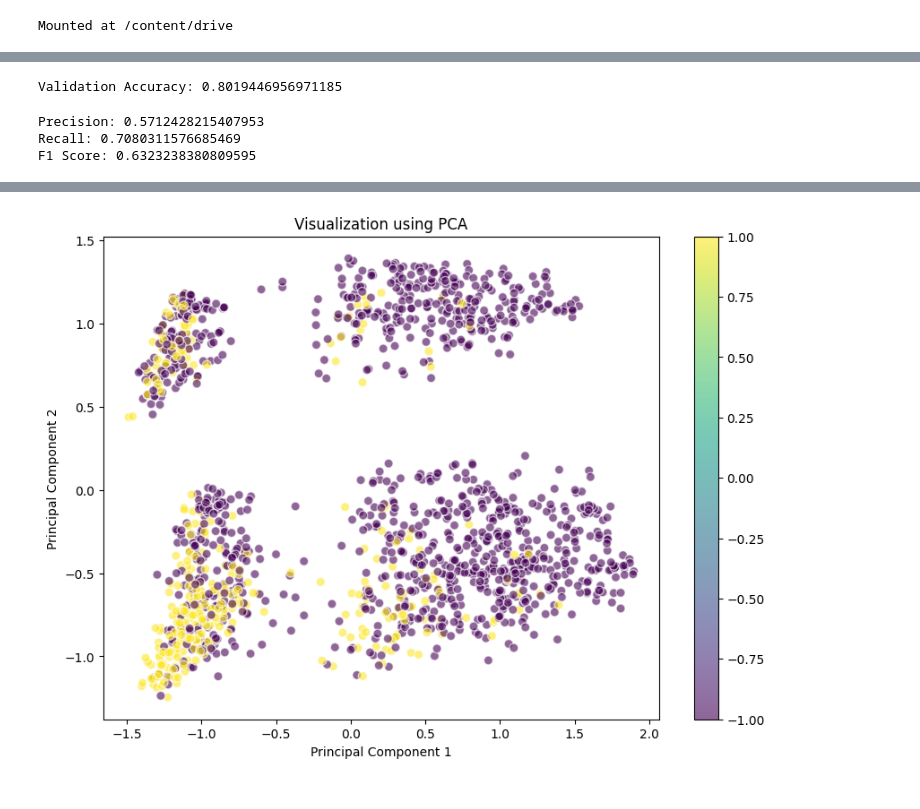
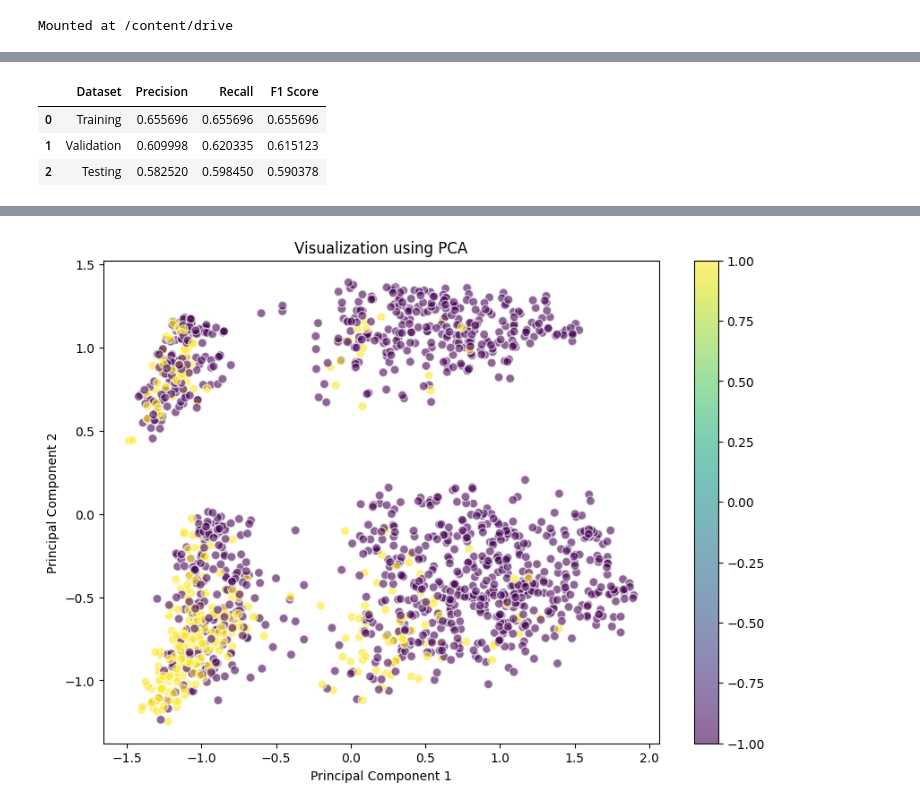
Before and after one commit to AndyDengFKu/DPA1, a Jupyter notebook: DPL_A1.ipynb, the cells around one changed output, grey strips where cells are left out. Cells and saved outputs as stored; diff of their text form; code cells hidden in the pictures.

```diff
--- a/DPL_A1.ipynb
+++ b/DPL_A1.ipynb
@@ -247,32 +294,28 @@ perceptron_acc.train(X_train_aligned, y_train, X_val_aligned, y_val)
-# %%
-# Assuming you have already trained the PerceptronWithAccuracy model named "perceptron_acc"
-final_val_accuracy = perceptron_acc.val_accuracies[-1]
-print("Validation Accuracy:", final_val_accuracy)
-# %% [output]
-Validation Accuracy: 0.8019446956971185
-# %%
-# predict
-predictions = perceptron_acc.predict(X_val_aligned)
-
-# get TP, FP, FN, and TN
-TP = np.sum((predictions == 1) & (y_val == 1))
-FP = np.sum((predictions == 1) & (y_val == -1))
-FN = np.sum((predictions == -1) & (y_val == 1))
-TN = np.sum((predictions == -1) & (y_val == -1))
-
-# get Precision
-precision = TP / (TP + FP) if TP + FP > 0 else 0
-
-# get Recall
-recall = TP / (TP + FN) if TP + FN > 0 else 0
-
-# get F1 Score
-f1 = 2 * (precision * recall) / (precision + recall) if precision + recall > 0 else 0
-
-print(f"Precision: {precision}")
-print(f"Recall: {recall}")
-print(f"F1 Score: {f1}")
-# %% [output]
-Precision: 0.5712428215407953
-Recall: 0.7080311576685469
-F1 Score: 0.6323238380809595
+# %%
+def compute_metrics(X, y, model):
+    """Compute Precision, Recall, and F1 Score."""
+    predictions = model.predict(X)
+    precision = precision_score(y, predictions, pos_label=1)
+    recall = recall_score(y, predictions, pos_label=1)
+    f1 = f1_score(y, predictions, pos_label=1)
+    return precision, recall, f1
+
+# Compute metrics for the datasets
+train_precision, train_recall, train_f1 = compute_metrics(X_train_aligned, y_train, model)
+val_precision, val_recall, val_f1 = compute_metrics(X_val_aligned, y_val, model)
+test_precision, test_recall, test_f1 = compute_metrics(X_test_aligned, y_test, model)
+
+metrics_data = {
+    'Dataset': ['Training', 'Validation', 'Testing'],
+    'Precision': [train_precision, val_precision, test_precision],
+    'Recall': [train_recall, val_recall, test_recall],
+    'F1 Score': [train_f1, val_f1, test_f1]
+}
+metrics_df = pd.DataFrame(metrics_data)
+
+metrics_df
+# %% [output]
+|  | Dataset | Precision | Recall | F1 Score |
+| 0 | Training | 0.655696 | 0.655696 | 0.655696 |
+| 1 | Validation | 0.609998 | 0.620335 | 0.615123 |
+| 2 | Testing | 0.582520 | 0.598450 | 0.590378 |
```
Also changed, not shown: parts of 26 cells of this notebook.
